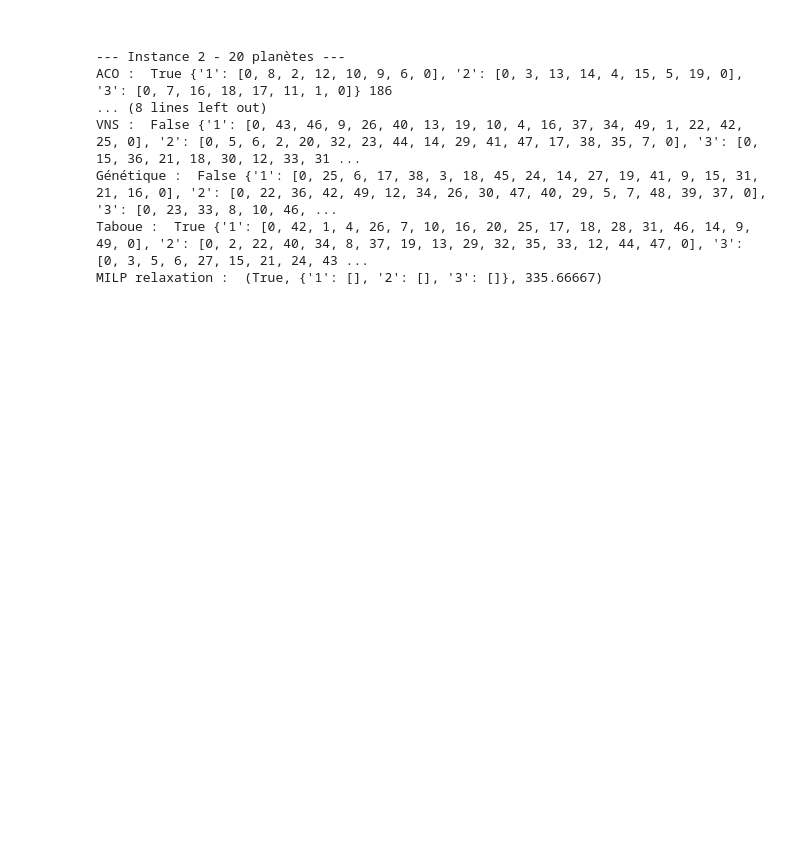
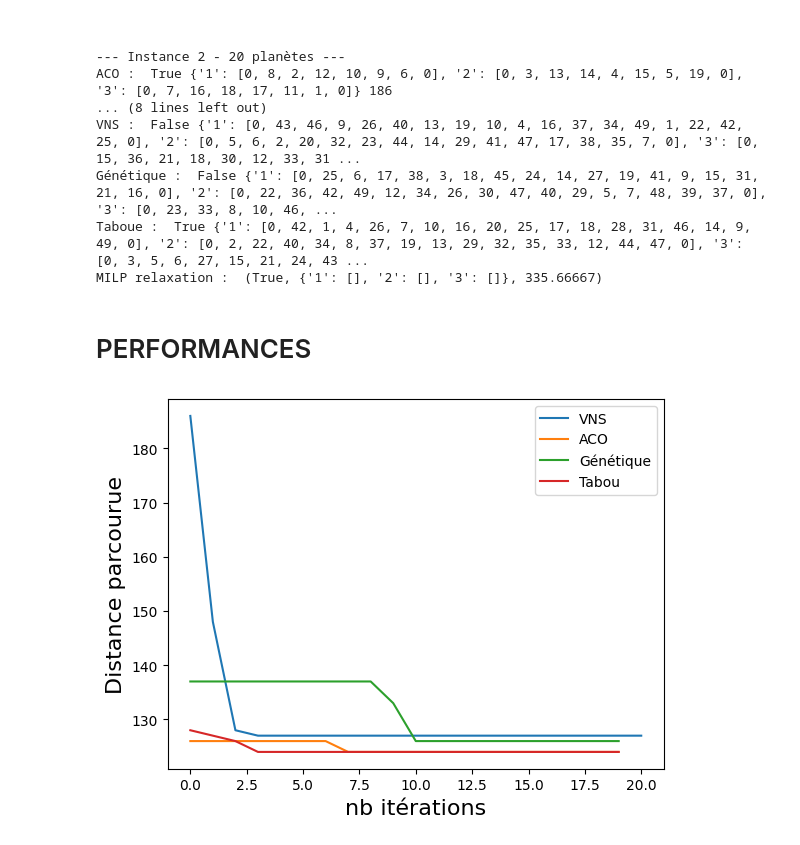
Before and after one commit to Maxx-ld/Recherche_Operationelle, a Jupyter notebook: Livrable.ipynb, the cells around one changed output. Cells and saved outputs as stored; diff of their text form; code cells hidden in the pictures; blank space fills up the shorter version.

Commit message:
graph : distance - MAX_ITER

```diff
--- a/Livrable.ipynb
+++ b/Livrable.ipynb
@@ -1307,3 +1307,24 @@ VNS :  False {'1': [0, 43, 46, 9, 26, 40, 13, 19, 10, 4, 16, 37, 34, 49, 1, 22,
 Génétique :  False {'1': [0, 25, 6, 17, 38, 3, 18, 45, 24, 14, 27, 19, 41, 9, 15, 31, 21, 16, 0], '2': [0, 22, 36, 42, 49, 12, 34, 26, 30, 47, 40, 29, 5, 7, 48, 39, 37, 0], '3': [0, 23, 33, 8, 10, 46, ...
 Taboue :  True {'1': [0, 42, 1, 4, 26, 7, 10, 16, 20, 25, 17, 18, 28, 31, 46, 14, 9, 49, 0], '2': [0, 2, 22, 40, 34, 8, 37, 19, 13, 29, 32, 35, 33, 12, 44, 47, 0], '3': [0, 3, 5, 6, 27, 15, 21, 24, 43 ...
 MILP relaxation :  (True, {'1': [], '2': [], '3': []}, 335.66667)
+# %% [markdown]
+# PERFORMANCES
+# %%
+_, cycle, resultat, historique = vns_search(P1, R1, K=NB_VEHICULE, MAX_LIFE=MAX_LIFE, MAX_ITER=20, MAX_VOISIN=3)
+plt.plot(range(len(historique)), historique, label=f"VNS")
+
+_, _, _, historique_aco  = aco(P1, R1, K=NB_VEHICULE, MAX_LIFE=MAX_LIFE, alpha=1, beta=2, rho=0.4, Q=50, num_ants=40, num_iterations=20)
+plt.plot(range(len(historique_aco)),  historique_aco,  label="ACO")
+
+_, _, _, historique_genetique = genetic_algorithm(P1, R1, K=NB_VEHICULE, MAX_LIFE=MAX_LIFE, pop_size=50, generations=20, p_mutate=0.2)
+plt.plot(range(len(historique_genetique)), historique_genetique, label="Génétique")
+
+_, _, _, historique_tabu = tabu_search(P1, R1, K=NB_VEHICULE, MAX_LIFE=MAX_LIFE, iterations=20, tenure=7)
+plt.plot(range(len(historique_tabu)), historique_tabu, label="Tabou")
+
+plt.xlabel("nb itérations", fontsize=16)
+plt.ylabel("Distance parcourue", fontsize=16)
+plt.legend()
+plt.show()
+# %% [output]
+[figure, added]
```
Also changed, not shown: parts of 2 cells of this notebook.
